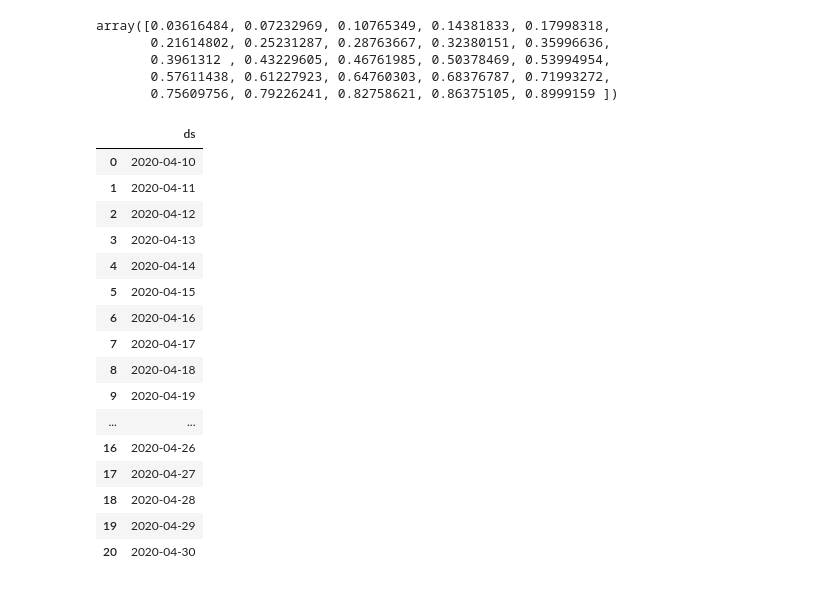
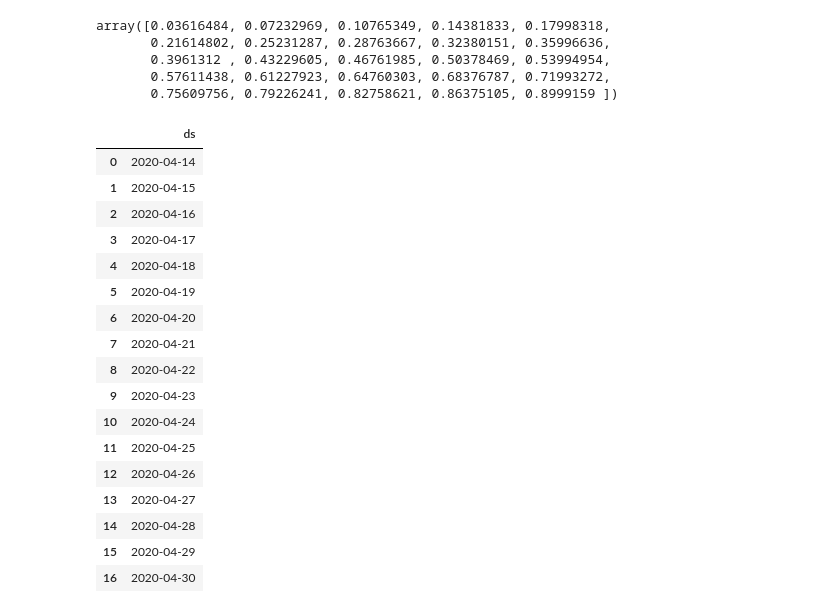
Before and after one commit to jayaston/mypyworks, a Jupyter notebook: 利用fbprophet预测新冠疫情期间的供水总量论文.ipynb, the cells around one changed output. Cells and saved outputs as stored; diff of their text form; code cells hidden in the pictures.

```diff
--- a/利用fbprophet预测新冠疫情期间的供水总量论文.ipynb
+++ b/利用fbprophet预测新冠疫情期间的供水总量论文.ipynb
@@ -261,13 +185,13 @@ array([ 1, 10])
 # %%
-holidays_scale = np.round(np.linspace(0.5,10,2),1)
-weekly_scale = np.round(np.linspace(0.5,10,2),1)
-yearly_order = np.round(np.linspace(1,10,2),0).astype('int')
-yearly_scale = np.round(np.linspace(0.5,10,2),1)
-regressor_scale = np.round(np.linspace(1,20,2),1)
+holidays_scale = np.round(np.linspace(0.5,10,5),1)
+weekly_scale = np.round(np.linspace(0.5,10,5),1)
+yearly_order = np.round(np.linspace(1,10,5),0).astype('int')
+yearly_scale = np.round(np.linspace(0.5,10,5),1)
+regressor_scale = np.round(np.linspace(1,20,5),1)
 
 
 import itertools
-paramlist = list(itertools.product(holidays_scale,yearly_order,weekly_scale,yearly_scale,regressor_scale ))
+paramlist = list(itertools.product(holidays_scale,weekly_scale,yearly_order,yearly_scale,regressor_scale ))
 # %%
 import warnings
 warnings.filterwarnings("ignore")
@@ -278,9 +202,9 @@ i = 0
 for param in paramlist:
     try:
         m = Prophet(holidays=holidays,
-            n_changepoints = 25,
-            changepoint_range = 0.8 ,
-            changepoint_prior_scale = 0.05,
+            #n_changepoints = 25,
+            #changepoint_range = 0.8 ,
+            #changepoint_prior_scale = 0.05,
             holidays_prior_scale=param[0] )
         m.add_seasonality(name='weekly', period=7, fourier_order=3, prior_scale=param[1])
         m.add_seasonality(name='yearly', period=365.25, fourier_order=param[2], prior_scale=param[3])
@@ -289,7 +213,7 @@ for param in paramlist:
 
         df_cv = cross_validation(m, initial='730 days', period='7 days', horizon = '31 days')
         rmse_ave = df_cv.groupby('cutoff').apply(fun_rmse).mean()
-        df1.loc[i-1] = [param,rmse_ave]
+        df1.loc[i] = [param,rmse_ave]
         i+=1
         print('第{:d}次记录完成'.format(i))
     except:
@@ -389,9 +315,9 @@ m = Prophet(holidays=holidays,
     n_changepoints = 25,
     changepoint_range = 0.8 ,
     changepoint_prior_scale = 0.05,
-    holidays_prior_scale=0.5 )
+    holidays_prior_scale=10)
 m.add_seasonality(name='weekly', period=7, fourier_order=3, prior_scale=10)
-m.add_seasonality(name='yearly', period=365.25, fourier_order=10, prior_scale=10)
+m.add_seasonality(name='yearly', period=365.25, fourier_order=1, prior_scale=10)
 m.add_regressor('最高温度',prior_scale=20)
 sup_water_train = sup_water_train[-730:]
 m.fit(sup_water_train)
@@ -433,26 +354,27 @@ array([0.03616484, 0.07232969, 0.10765349, 0.14381833, 0.17998318,
 # df_p = performance_metrics(df_cv)
 # df_p
 # %%
-future = m.make_future_dataframe(periods=21,freq = 'd',
+future = m.make_future_dataframe(periods=17,freq = 'd',
                                  include_history = False)
 future
 # %% [output]
 |  | ds |
-| 0 | 2020-04-10 |
-| 1 | 2020-04-11 |
-| 2 | 2020-04-12 |
-| 3 | 2020-04-13 |
-| 4 | 2020-04-14 |
-| 5 | 2020-04-15 |
-| 6 | 2020-04-16 |
-| 7 | 2020-04-17 |
-| 8 | 2020-04-18 |
-| 9 | 2020-04-19 |
-| ... | ... |
-| 16 | 2020-04-26 |
-| 17 | 2020-04-27 |
-| 18 | 2020-04-28 |
-| 19 | 2020-04-29 |
-| 20 | 2020-04-30 |
+| 0 | 2020-04-14 |
+| 1 | 2020-04-15 |
+| 2 | 2020-04-16 |
+| 3 | 2020-04-17 |
+| 4 | 2020-04-18 |
+| 5 | 2020-04-19 |
+| 6 | 2020-04-20 |
+| 7 | 2020-04-21 |
+| 8 | 2020-04-22 |
+| 9 | 2020-04-23 |
+| 10 | 2020-04-24 |
+| 11 | 2020-04-25 |
+| 12 | 2020-04-26 |
+| 13 | 2020-04-27 |
+| 14 | 2020-04-28 |
+| 15 | 2020-04-29 |
+| 16 | 2020-04-30 |
 # %%
 # future['cap'] = cap
```
Also changed, not shown: parts of 21 cells of this notebook, 1 other file.
